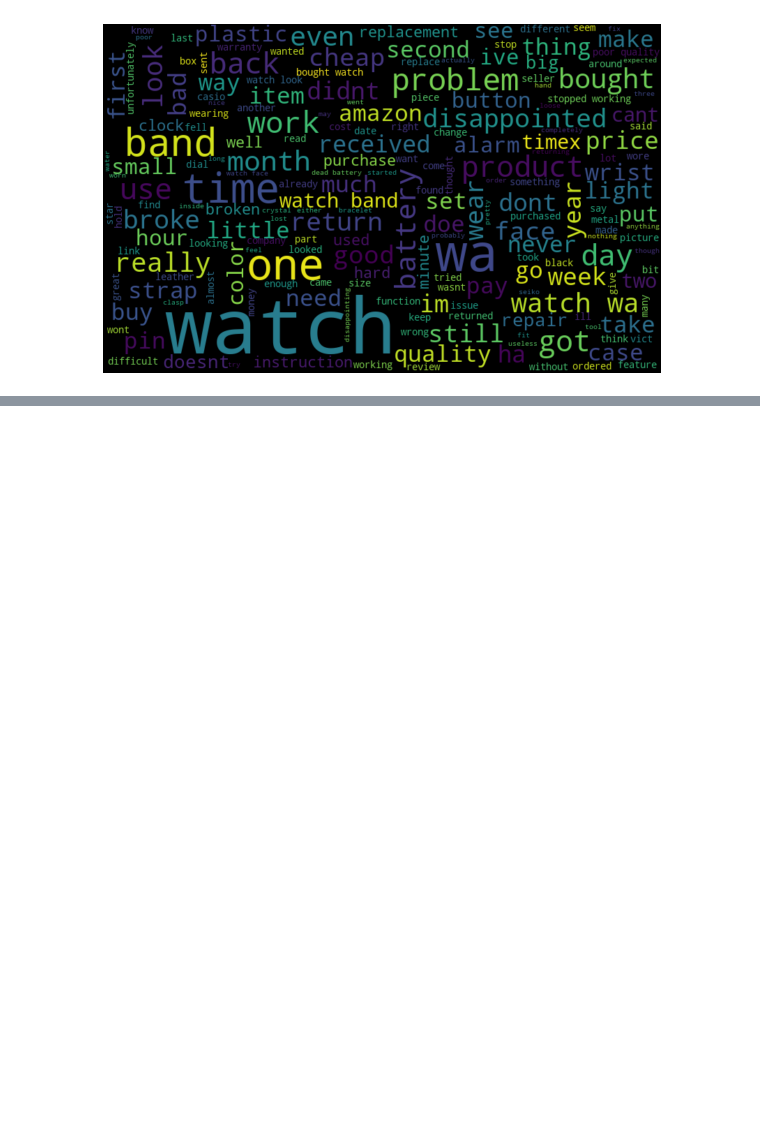
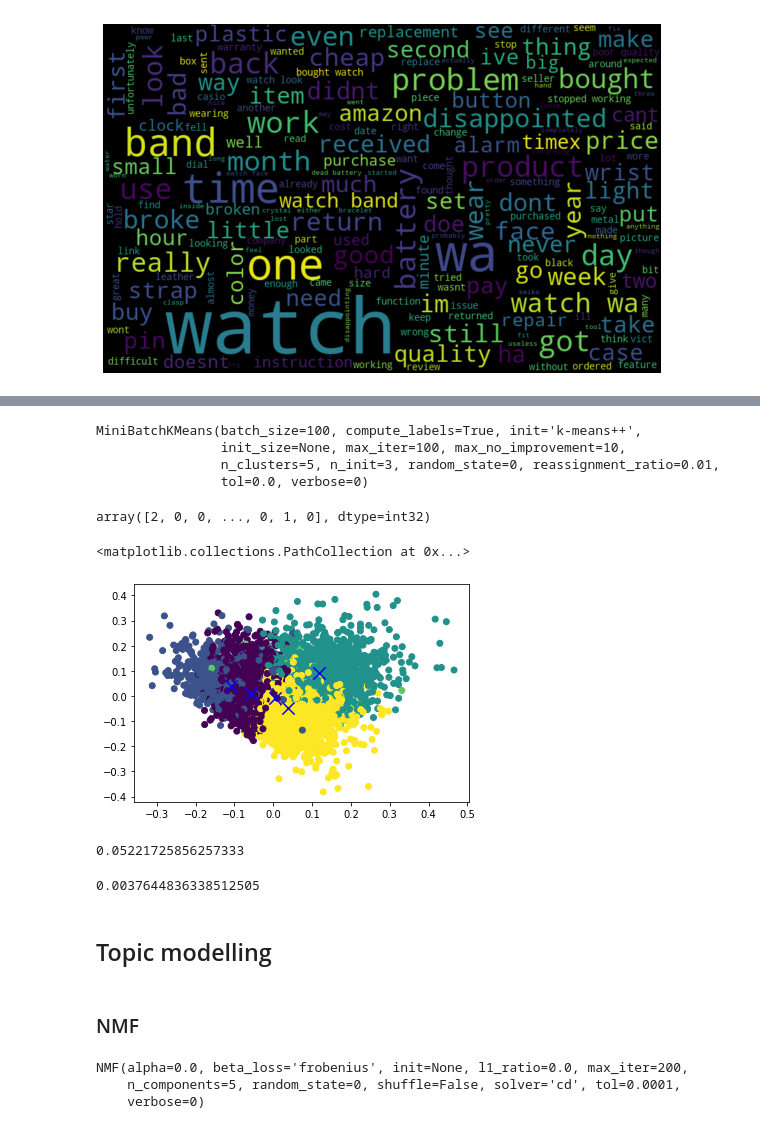
Before and after one commit to JeromeMberia/user_review_analysis, a Jupyter notebook: user_review_analysis.ipynb, the cells around one changed output, grey strips where cells are left out. Cells and saved outputs as stored; diff of their text form; code cells hidden in the pictures; blank space fills up the shorter version.

Commit message:
Text clustering, topic modelling(NMF/LDA) and KNN

```diff
--- a/user_review_analysis.ipynb
+++ b/user_review_analysis.ipynb
@@ -772,0 +780,4 @@ word_the_cloud("Negative","none")
+# %%
+vec = TfidfVectorizer(stop_words="english")
+vec.fit(bag_of_words.review_body.values)
+features = vec.transform(bag_of_words.review_body.values)
@@ -772,0 +787,67 @@ word_the_cloud("Negative","none")
+# %%
+# for reproducibility
+random_state = 0
+cls = MiniBatchKMeans(n_clusters=5, random_state=random_state)
+cls.fit(features)
+# %% [output]
+MiniBatchKMeans(batch_size=100, compute_labels=True, init='k-means++',
+                init_size=None, max_iter=100, max_no_improvement=10,
+                n_clusters=5, n_init=3, random_state=0, reassignment_ratio=0.01,
+                tol=0.0, verbose=0)
+# %%
+# predict cluster labels for new dataset
+cls.predict(features)
+
+# to get cluster labels for the dataset used while
+# training the model (used for models that does not
+# support prediction on new dataset).
+cls.labels_
+# %% [output]
+array([2, 0, 0, ..., 0, 1, 0], dtype=int32)
+# %%
+# reduce the features to 2D
+pca = PCA(n_components=2, random_state=random_state)
+reduced_features = pca.fit_transform(features.toarray())
+
+# reduce the cluster centers to 2D
+reduced_cluster_centers = pca.transform(cls.cluster_centers_)
+# %%
+plt.scatter(reduced_features[:,0], reduced_features[:,1], c=cls.predict(features))
+plt.scatter(reduced_cluster_centers[:, 0], reduced_cluster_centers[:,1], marker='x', s=150, c='b')
+# %% [output]
+<matplotlib.collections.PathCollection at 0x...>
+[figure, added]
+# %%
+#Evalauation with labelled dataset
+from sklearn.metrics import homogeneity_score
+homogeneity_score(bag_of_words.star_rating, cls.predict(features))
+# %% [output]
+0.05221725856257333
+# %%
+#Evaluation with unlabelled dataset
+from sklearn.metrics import silhouette_score
+silhouette_score(features, labels=cls.predict(features))
+# %% [output]
+0.0037644836338512505
+# %% [markdown]
+## Topic modelling
+# %% [markdown]
+### NMF
+# %%
+# number of topics to extract
+n_topics = 5
+
+from sklearn.feature_extraction.text import CountVectorizer, TfidfVectorizer
+vec = TfidfVectorizer(max_features=5000, stop_words="english", max_df=0.95, min_df=2)
+features = vec.fit_transform(bag_of_words.review_body)
+
+from sklearn.preprocessing import Normalizer
+transformer = Normalizer().fit(features)
+
+from sklearn.decomposition import NMF
+cls = NMF(n_components=n_topics, random_state=random_state)
+cls.fit(features)
+# %% [output]
+NMF(alpha=0.0, beta_loss='frobenius', init=None, l1_ratio=0.0, max_iter=200,
+    n_components=5, random_state=0, shuffle=False, solver='cd', tol=0.0001,
+    verbose=0)
```
Also changed, not shown: parts of 13 cells of this notebook.
